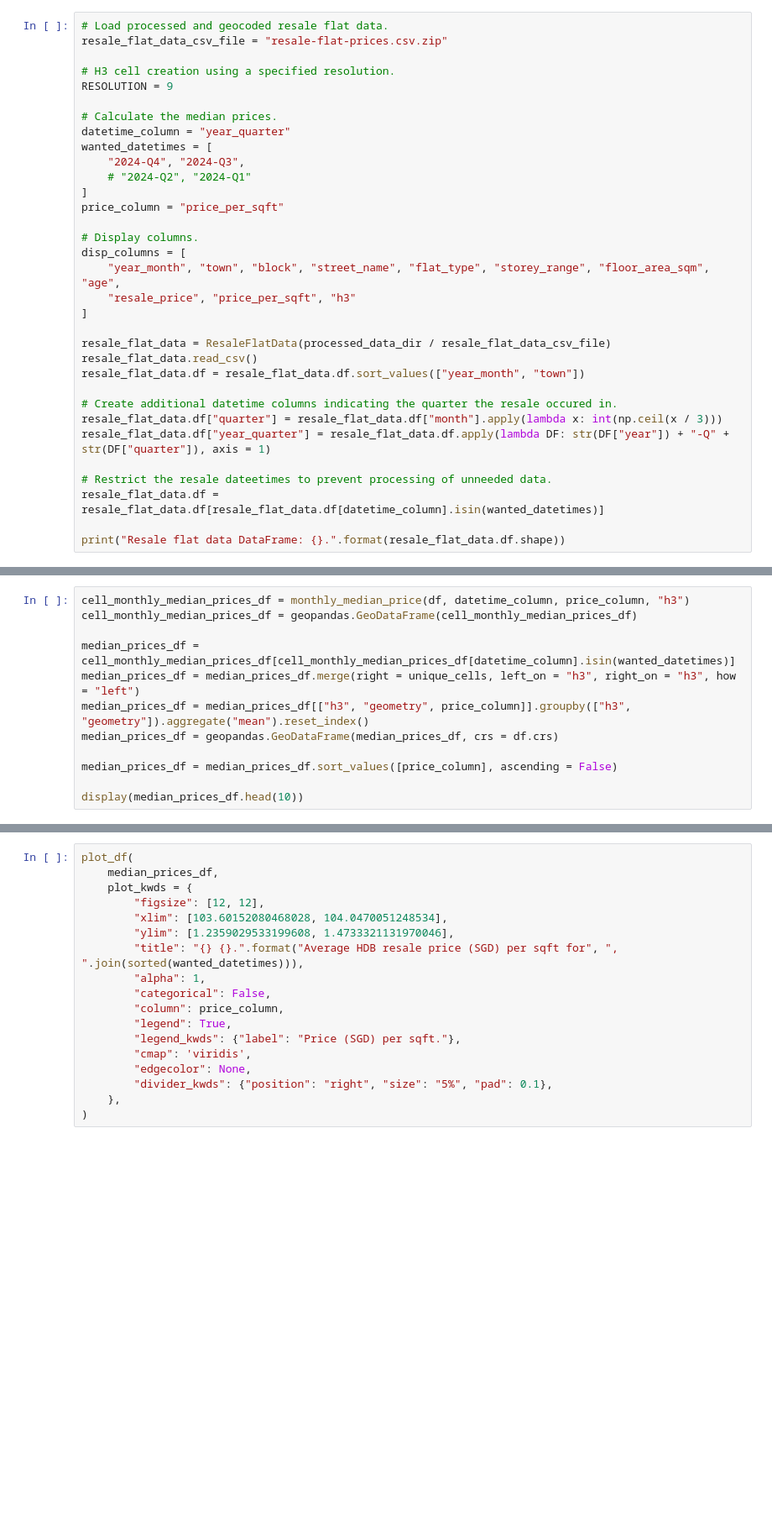
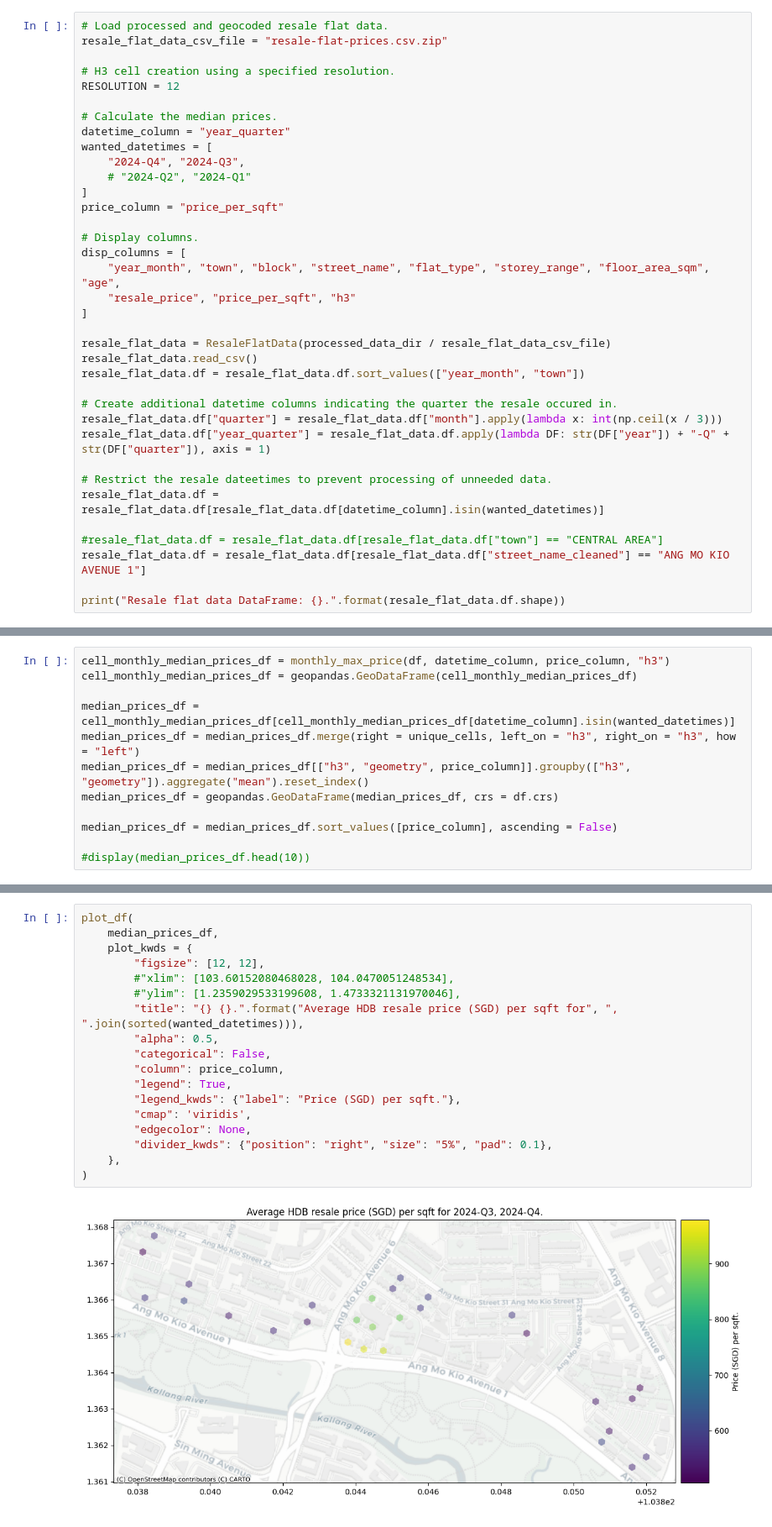
Before and after one commit to natsunoyuki/resale-flat-prices, a Jupyter notebook: notebooks/h3_statistical_analysis.ipynb, the cells around one changed output, grey strips where cells are left out. Shown at 84% size. Drawn from its saved outputs; the diff is of its cells as text; blank space fills up the shorter version.

```diff
--- a/notebooks/h3_statistical_analysis.ipynb
+++ b/notebooks/h3_statistical_analysis.ipynb
@@ -27,7 +27,7 @@ processed_data_dir = Path("../data/processed_data/")
 resale_flat_data_csv_file = "resale-flat-prices.csv.zip"
 
 # H3 cell creation using a specified resolution.
-RESOLUTION = 9
+RESOLUTION = 12
 
 # Calculate the median prices.
 datetime_column = "year_quarter"
@@ -54,4 +54,7 @@ resale_flat_data.df["year_quarter"] = resale_flat_data.df.apply(lambda DF: str(D
 # Restrict the resale dateetimes to prevent processing of unneeded data.
 resale_flat_data.df = resale_flat_data.df[resale_flat_data.df[datetime_column].isin(wanted_datetimes)]
 
+#resale_flat_data.df = resale_flat_data.df[resale_flat_data.df["town"] == "CENTRAL AREA"]
+resale_flat_data.df = resale_flat_data.df[resale_flat_data.df["street_name_cleaned"] == "ANG MO KIO AVENUE 1"]
+
 print("Resale flat data DataFrame: {}.".format(resale_flat_data.df.shape))
@@ -66,7 +71,7 @@ cols_to_disp = ["year_month", "town", "block", "street_name", "flat_type", "stor
 # display(df[cols_to_disp].sort_values(price_column, ascending = False).head(20))
 # print(df.shape)
 # %%
-cell_monthly_median_prices_df = monthly_median_price(df, datetime_column, price_column, "h3")
+cell_monthly_median_prices_df = monthly_max_price(df, datetime_column, price_column, "h3")
 cell_monthly_median_prices_df = geopandas.GeoDataFrame(cell_monthly_median_prices_df)
 
 median_prices_df = cell_monthly_median_prices_df[cell_monthly_median_prices_df[datetime_column].isin(wanted_datetimes)]
@@ -76,5 +81,5 @@ median_prices_df = geopandas.GeoDataFrame(median_prices_df, crs = df.crs)
 
 median_prices_df = median_prices_df.sort_values([price_column], ascending = False)
 
-display(median_prices_df.head(10))
+#display(median_prices_df.head(10))
 # %%
@@ -88,21 +92,23 @@ for i in range(len(expensive_h3_cells[:10])):
 # %%
 plot_df(
     median_prices_df,
     plot_kwds = {
         "figsize": [12, 12],
-        "xlim": [103.60152080468028, 104.0470051248534],
-        "ylim": [1.2359029533199608, 1.4733321131970046],
+        #"xlim": [103.60152080468028, 104.0470051248534],
+        #"ylim": [1.2359029533199608, 1.4733321131970046],
         "title": "{} {}.".format("Average HDB resale price (SGD) per sqft for", ", ".join(sorted(wanted_datetimes))),
-        "alpha": 1,
+        "alpha": 0.5,
         "categorical": False,
         "column": price_column,
         "legend": True,
         "legend_kwds": {"label": "Price (SGD) per sqft."},
         "cmap": 'viridis',
         "edgecolor": None,
         "divider_kwds": {"position": "right", "size": "5%", "pad": 0.1},
     },
 )
+# %% [output]
+[figure, added]
 # %%
 # Load processed and geocoded rent flat data.
 rent_prices_data_csv_file = "rent-prices.csv.zip"
```
Also changed, not shown: parts of 7 cells of this notebook, 2 other files.
